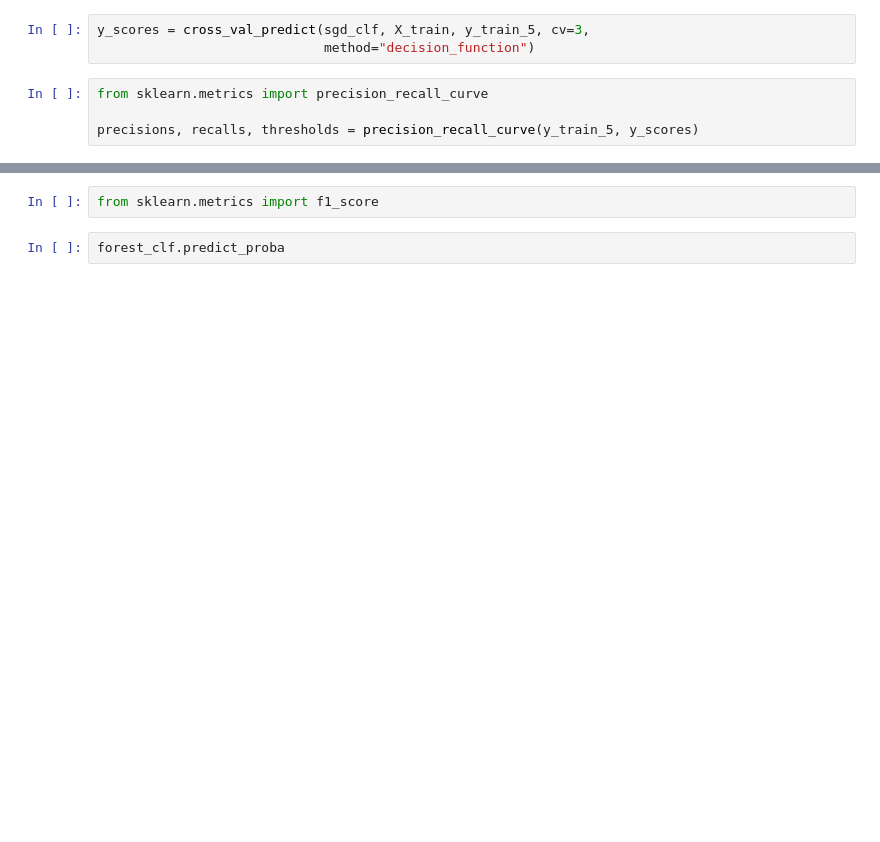
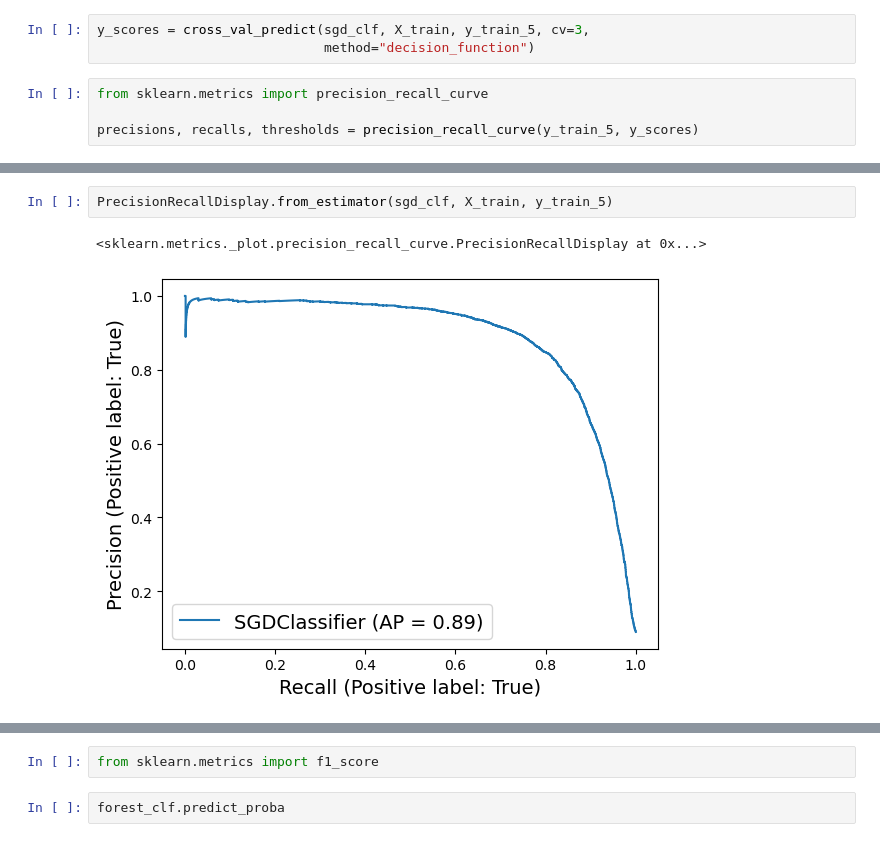
Before and after one commit to jtroses/handson-ml3, a Jupyter notebook: 03_classification.ipynb, the cells around one changed output, grey strips where cells are left out. Saved outputs shown, nothing was run; the diff lists cells and outputs as text; blank space fills up the shorter version.

```diff
--- a/03_classification.ipynb
+++ b/03_classification.ipynb
@@ -657,0 +702,5 @@ plt.show()
+# %%
+PrecisionRecallDisplay.from_estimator(sgd_clf, X_train, y_train_5)
+# %% [output]
+<sklearn.metrics._plot.precision_recall_curve.PrecisionRecallDisplay at 0x...>
+[figure, added]
```
Also changed, not shown: parts of 62 cells of this notebook.
